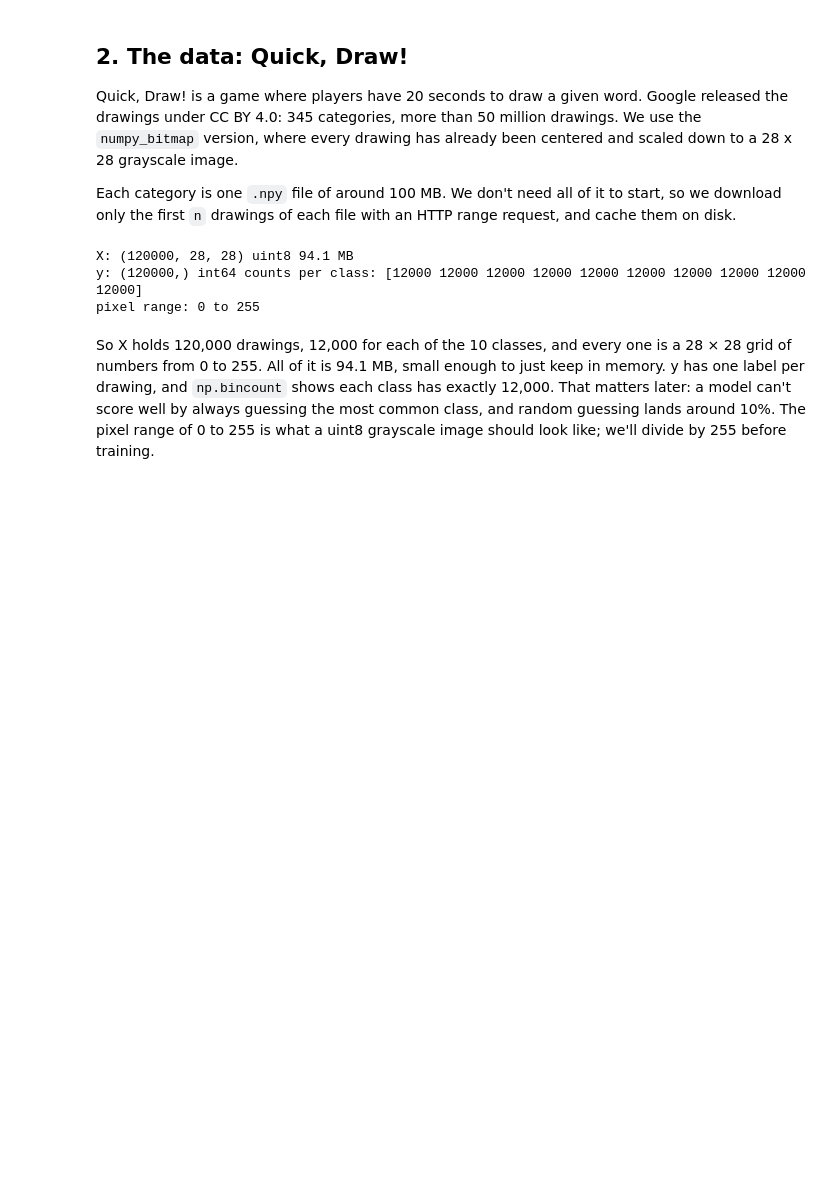
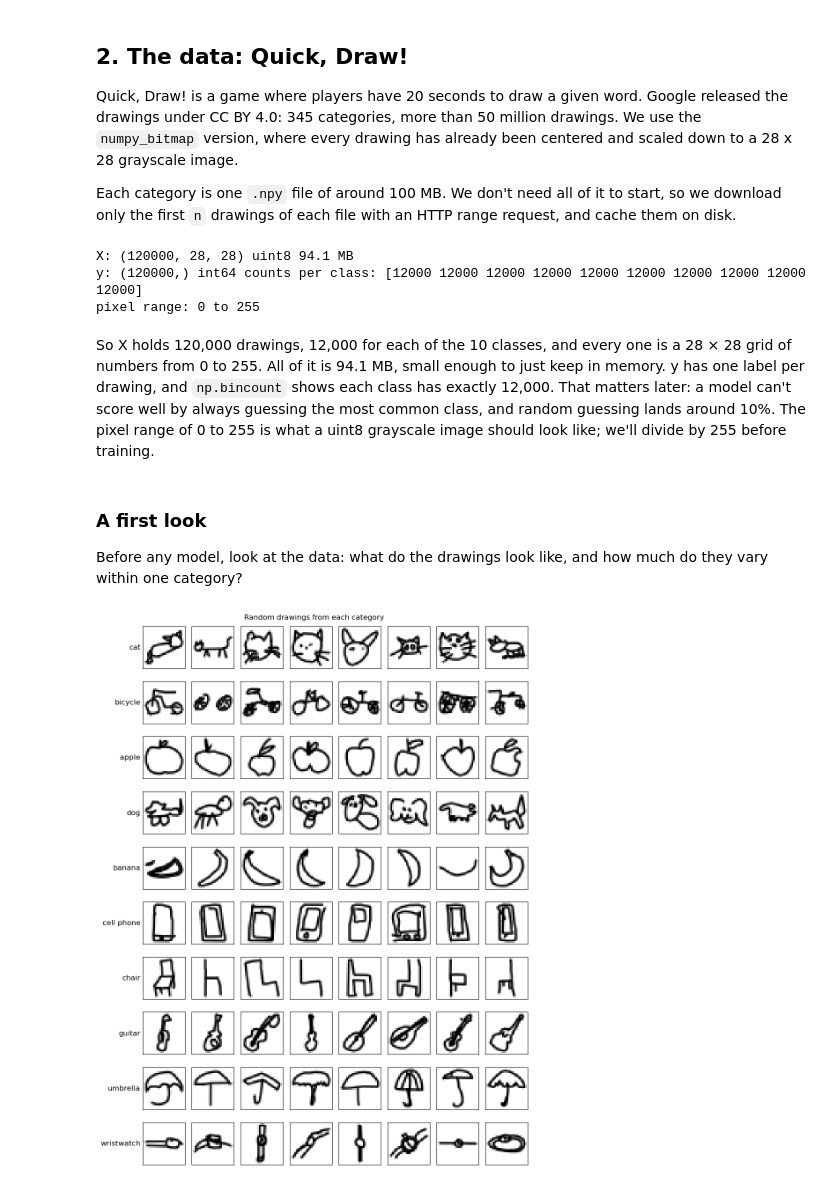
Before and after one commit to alina0607/sketch-recognition-from-scratch, a Jupyter notebook: sketch_recognition.ipynb, the cells around one changed output. Cells and saved outputs as stored; diff of their text form; code cells hidden in the pictures; blank space fills up the shorter version.

```diff
--- a/sketch_recognition.ipynb
+++ b/sketch_recognition.ipynb
@@ -97,3 +97,22 @@ numbers from 0 to 255. All of it is 94.1 MB, small enough to just keep in memory
 drawing, and `np.bincount` shows each class has exactly 12,000. That matters later: a model can't score
 well by always guessing the most common class, and random guessing lands around 10%. The pixel range of
 0 to 255 is what a uint8 grayscale image should look like; we'll divide by 255 before training.
+# %% [markdown]
+### A first look
+
+Before any model, look at the data: what do the drawings look like, and how much do they vary within
+one category?
+# %%
+fig, axes = plt.subplots(len(CLASSES), 8, figsize=(10, 13))
+for row, category in enumerate(CLASSES):
+    picks = rng.choice(N_PER_CLASS, size=8, replace=False)   # 8 different drawings, no repeats
+    for col, i in enumerate(picks):
+        ax = axes[row, col]
+        ax.imshow(per_class[row][i], cmap="gray_r")   # gray_r: ink is dark on white, like paper
+        ax.set_xticks([]), ax.set_yticks([])           # the axis numbers mean nothing here
+    axes[row, 0].set_ylabel(category, rotation=0, ha="right", va="center", fontsize=12)  # class name on the left
+fig.suptitle("Random drawings from each category")
+plt.tight_layout()
+plt.show()
+# %% [output]
+[figure, added]
```
Also changed, not shown: parts of 3 cells of this notebook.
